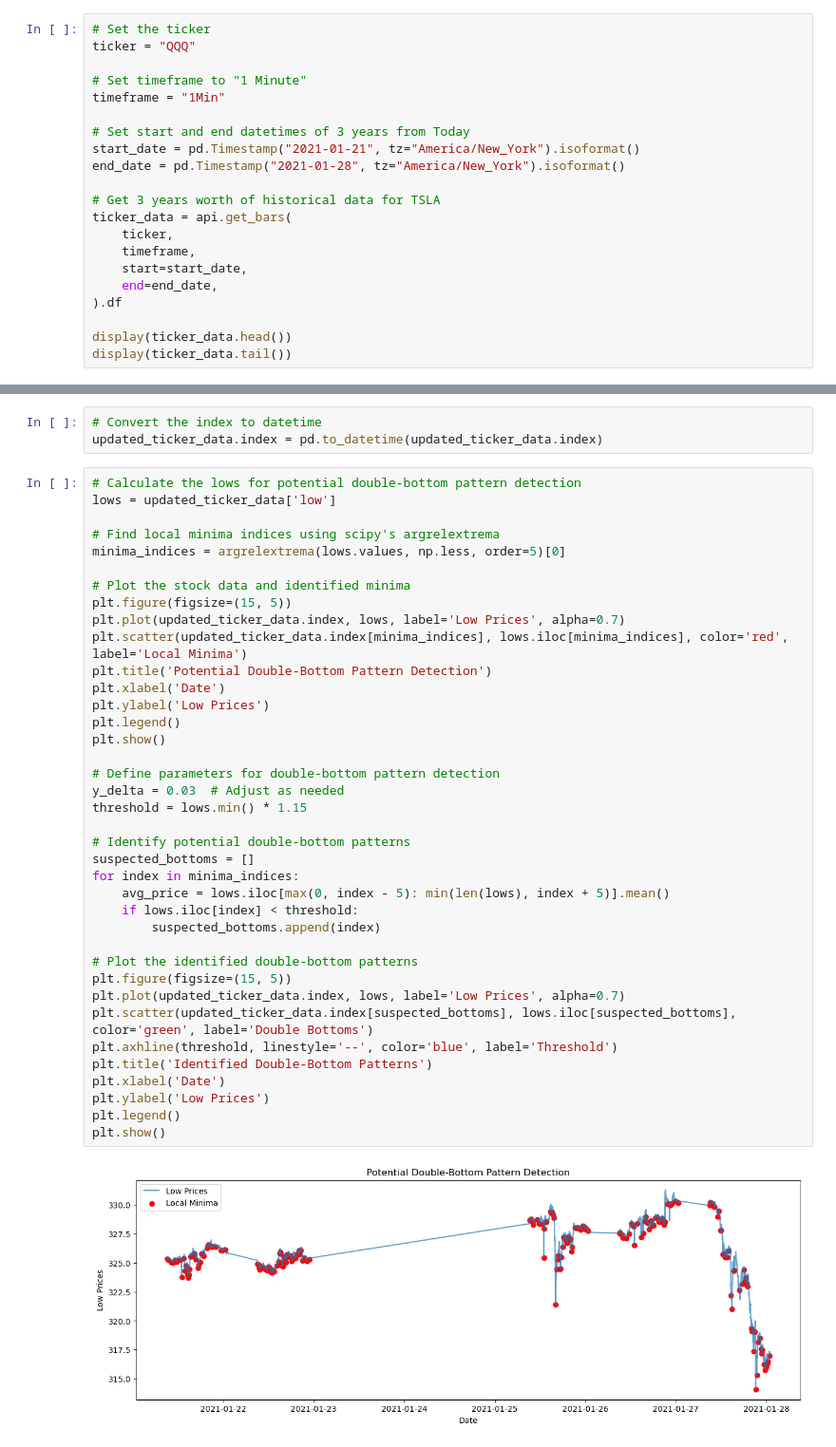
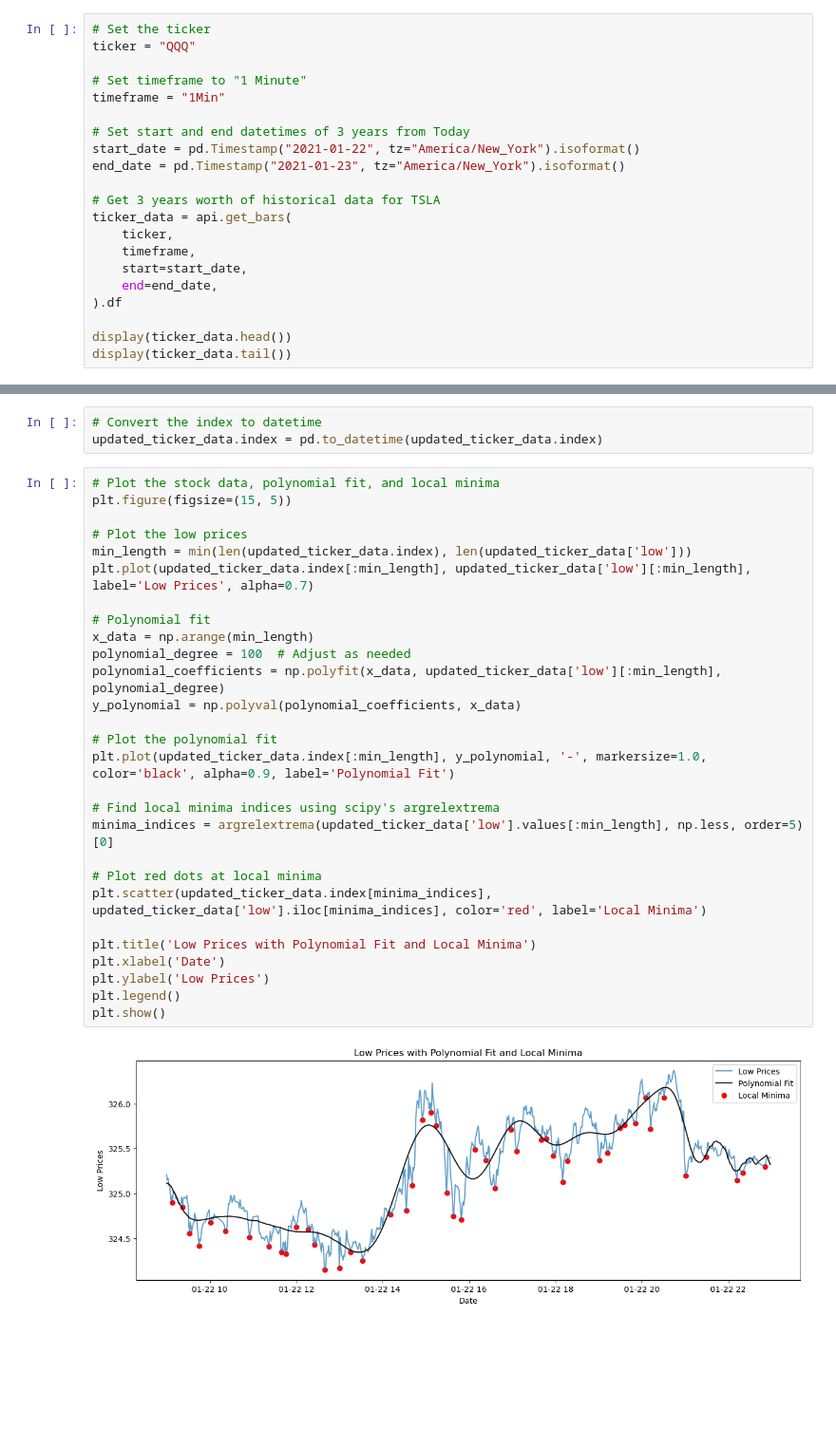
Before and after one commit to dahmadi/TheTrendIsYourFriend, a Jupyter notebook: TrendIsYourFriend.ipynb, the cells around one changed output, grey strips where cells are left out. Shown at 95% size. Cells and saved outputs as stored; diff of their text form; blank space fills up the shorter version.

Commit message:
polynomial fit

```diff
--- a/TrendIsYourFriend.ipynb
+++ b/TrendIsYourFriend.ipynb
@@ -37,8 +36,8 @@ ticker = "QQQ"
 timeframe = "1Min"
 
 # Set start and end datetimes of 3 years from Today
-start_date = pd.Timestamp("2021-01-21", tz="America/New_York").isoformat()
-end_date = pd.Timestamp("2021-01-28", tz="America/New_York").isoformat()
+start_date = pd.Timestamp("2021-01-22", tz="America/New_York").isoformat()
+end_date = pd.Timestamp("2021-01-23", tz="America/New_York").isoformat()
 
 # Get 3 years worth of historical data for TSLA
 ticker_data = api.get_bars(
@@ -90,42 +89,32 @@ updated_ticker_data
 # Convert the index to datetime
 updated_ticker_data.index = pd.to_datetime(updated_ticker_data.index)
 # %%
-# Calculate the lows for potential double-bottom pattern detection
-lows = updated_ticker_data['low']
+# Plot the stock data, polynomial fit, and local minima
+plt.figure(figsize=(15, 5))
+
+# Plot the low prices
+min_length = min(len(updated_ticker_data.index), len(updated_ticker_data['low']))
+plt.plot(updated_ticker_data.index[:min_length], updated_ticker_data['low'][:min_length], label='Low Prices', alpha=0.7)
+
+# Polynomial fit
+x_data = np.arange(min_length)
+polynomial_degree = 100  # Adjust as needed
+polynomial_coefficients = np.polyfit(x_data, updated_ticker_data['low'][:min_length], polynomial_degree)
+y_polynomial = np.polyval(polynomial_coefficients, x_data)
+
+# Plot the polynomial fit
+plt.plot(updated_ticker_data.index[:min_length], y_polynomial, '-', markersize=1.0, color='black', alpha=0.9, label='Polynomial Fit')
 
 # Find local minima indices using scipy's argrelextrema
-minima_indices = argrelextrema(lows.values, np.less, order=5)[0]
+minima_indices = argrelextrema(updated_ticker_data['low'].values[:min_length], np.less, order=5)[0]
 
-# Plot the stock data and identified minima
-plt.figure(figsize=(15, 5))
-plt.plot(updated_ticker_data.index, lows, label='Low Prices', alpha=0.7)
-plt.scatter(updated_ticker_data.index[minima_indices], lows.iloc[minima_indices], color='red', label='Local Minima')
-plt.title('Potential Double-Bottom Pattern Detection')
+# Plot red dots at local minima
+plt.scatter(updated_ticker_data.index[minima_indices], updated_ticker_data['low'].iloc[minima_indices], color='red', label='Local Minima')
+
+plt.title('Low Prices with Polynomial Fit and Local Minima')
 plt.xlabel('Date')
 plt.ylabel('Low Prices')
 plt.legend()
 plt.show()
-
-# Define parameters for double-bottom pattern detection
-y_delta = 0.03  # Adjust as needed
-threshold = lows.min() * 1.15
-
-# Identify potential double-bottom patterns
-suspected_bottoms = []
-for index in minima_indices:
-    avg_price = lows.iloc[max(0, index - 5): min(len(lows), index + 5)].mean()
-    if lows.iloc[index] < threshold:
-        suspected_bottoms.append(index)
-
-# Plot the identified double-bottom patterns
-plt.figure(figsize=(15, 5))
-plt.plot(updated_ticker_data.index, lows, label='Low Prices', alpha=0.7)
-plt.scatter(updated_ticker_data.index[suspected_bottoms], lows.iloc[suspected_bottoms], color='green', label='Double Bottoms')
-plt.axhline(threshold, linestyle='--', color='blue', label='Threshold')
-plt.title('Identified Double-Bottom Patterns')
-plt.xlabel('Date')
-plt.ylabel('Low Prices')
-plt.legend()
-plt.show()
 # %% [output]
-[figure, old version]
+[figure, new version]
```
Also changed, not shown: parts of 5 cells of this notebook.
